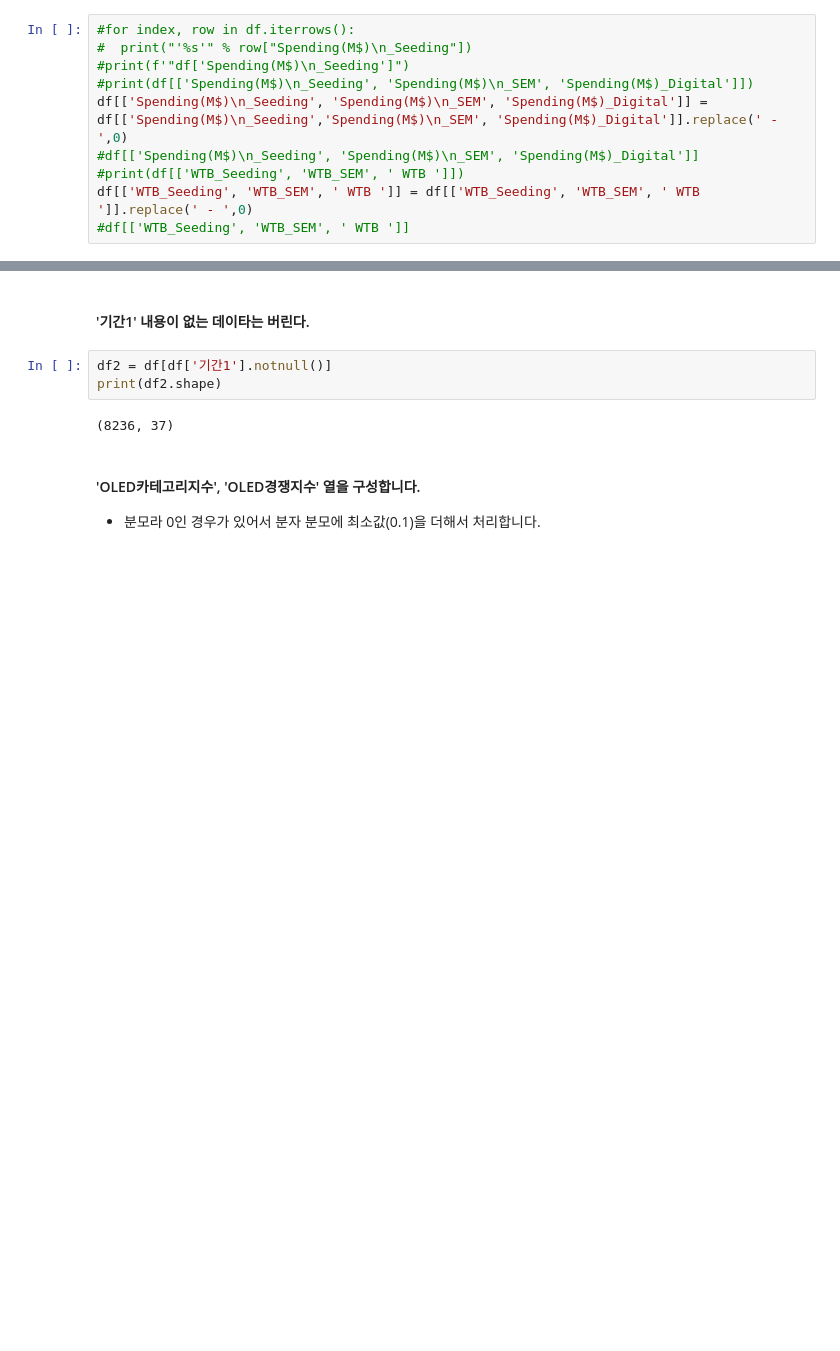
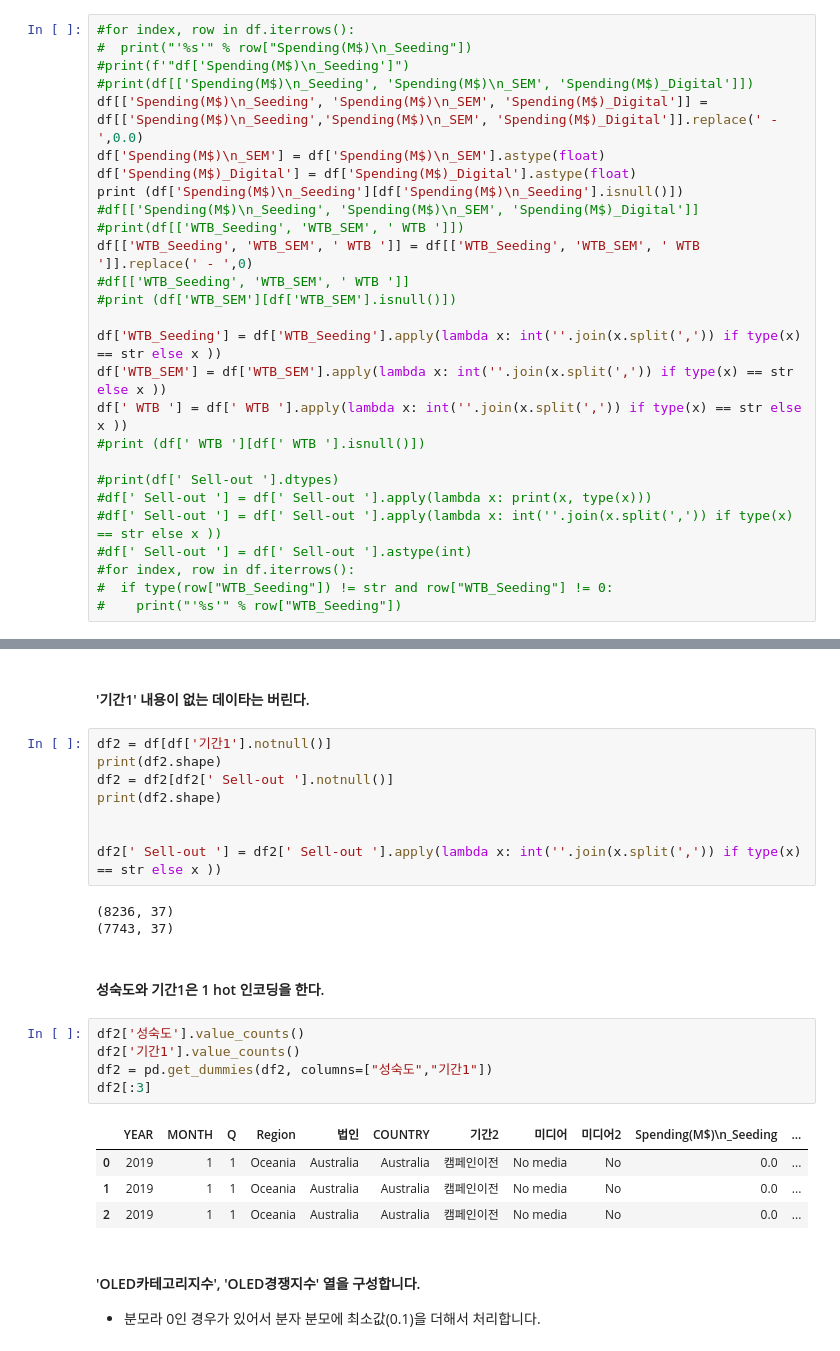
Before and after one commit to dreamer0710/StillWork_Team_5, a Jupyter notebook: team_project.ipynb, the cells around one changed output, grey strips where cells are left out. Cells and saved outputs as stored; diff of their text form; blank space fills up the shorter version.

```diff
--- a/team_project.ipynb
+++ b/team_project.ipynb
@@ -77,8 +93,25 @@ print(df.shape)
 #  print("'%s'" % row["Spending(M$)\n_Seeding"])
 #print(f'"df['Spending(M$)\n_Seeding']")
 #print(df[['Spending(M$)\n_Seeding', 'Spending(M$)\n_SEM', 'Spending(M$)_Digital']])
-df[['Spending(M$)\n_Seeding', 'Spending(M$)\n_SEM', 'Spending(M$)_Digital']] = df[['Spending(M$)\n_Seeding','Spending(M$)\n_SEM', 'Spending(M$)_Digital']].replace(' - ',0)
+df[['Spending(M$)\n_Seeding', 'Spending(M$)\n_SEM', 'Spending(M$)_Digital']] = df[['Spending(M$)\n_Seeding','Spending(M$)\n_SEM', 'Spending(M$)_Digital']].replace(' - ',0.0)
+df['Spending(M$)\n_SEM'] = df['Spending(M$)\n_SEM'].astype(float)
+df['Spending(M$)_Digital'] = df['Spending(M$)_Digital'].astype(float)
+print (df['Spending(M$)\n_Seeding'][df['Spending(M$)\n_Seeding'].isnull()])
 #df[['Spending(M$)\n_Seeding', 'Spending(M$)\n_SEM', 'Spending(M$)_Digital']]
 #print(df[['WTB_Seeding', 'WTB_SEM', ' WTB ']])
 df[['WTB_Seeding', 'WTB_SEM', ' WTB ']] = df[['WTB_Seeding', 'WTB_SEM', ' WTB ']].replace(' - ',0)
 #df[['WTB_Seeding', 'WTB_SEM', ' WTB ']]
+#print (df['WTB_SEM'][df['WTB_SEM'].isnull()])
+
+df['WTB_Seeding'] = df['WTB_Seeding'].apply(lambda x: int(''.join(x.split(',')) if type(x) == str else x ))
+df['WTB_SEM'] = df['WTB_SEM'].apply(lambda x: int(''.join(x.split(',')) if type(x) == str else x ))
+df[' WTB '] = df[' WTB '].apply(lambda x: int(''.join(x.split(',')) if type(x) == str else x ))
+#print (df[' WTB '][df[' WTB '].isnull()])
+
+#print(df[' Sell-out '].dtypes)
+#df[' Sell-out '] = df[' Sell-out '].apply(lambda x: print(x, type(x)))
+#df[' Sell-out '] = df[' Sell-out '].apply(lambda x: int(''.join(x.split(',')) if type(x) == str else x ))
+#df[' Sell-out '] = df[' Sell-out '].astype(int)
+#for index, row in df.iterrows():
+#  if type(row["WTB_Seeding"]) != str and row["WTB_Seeding"] != 0:
+#    print("'%s'" % row["WTB_Seeding"])
@@ -93,11 +127,29 @@ df['TVC_GRP'] = df.loc[:, ('TVC_GRP', 'GRP_High BM')].apply(lambda x: 0 if x[0]
 #  print("'%s'" % row['TVC_GRP'])
 # %% [markdown]
 #### '기간1' 내용이 없는 데이타는 버린다.
-# %%
-df2 = df[df['기간1'].notnull()]
-print(df2.shape)
-# %% [output]
-(8236, 37)
+# %%
+df2 = df[df['기간1'].notnull()]
+print(df2.shape)
+df2 = df2[df2[' Sell-out '].notnull()]
+print(df2.shape)
+
+
+df2[' Sell-out '] = df2[' Sell-out '].apply(lambda x: int(''.join(x.split(',')) if type(x) == str else x ))
+# %% [output]
+(8236, 37)
+(7743, 37)
+# %% [markdown]
+#### 성숙도와 기간1은 1 hot 인코딩을 한다.
+# %%
+df2['성숙도'].value_counts()
+df2['기간1'].value_counts()
+df2 = pd.get_dummies(df2, columns=["성숙도","기간1"])
+df2[:3]
+# %% [output]
+|  | YEAR | MONTH | Q | Region | 법인 | COUNTRY | 기간2 | 미디어 | 미디어2 | Spending(M$)\n_Seeding | ... |
+| 0 | 2019 | 1 | 1 | Oceania | Australia | Australia | 캠페인이전 | No media | No | 0.0 | ... |
+| 1 | 2019 | 1 | 1 | Oceania | Australia | Australia | 캠페인이전 | No media | No | 0.0 | ... |
+| 2 | 2019 | 1 | 1 | Oceania | Australia | Australia | 캠페인이전 | No media | No | 0.0 | ... |
 # %% [markdown]
 #### 'OLED카테고리지수', 'OLED경쟁지수' 열을 구성합니다.
 
```
Also changed, not shown: parts of 7 cells of this notebook.
